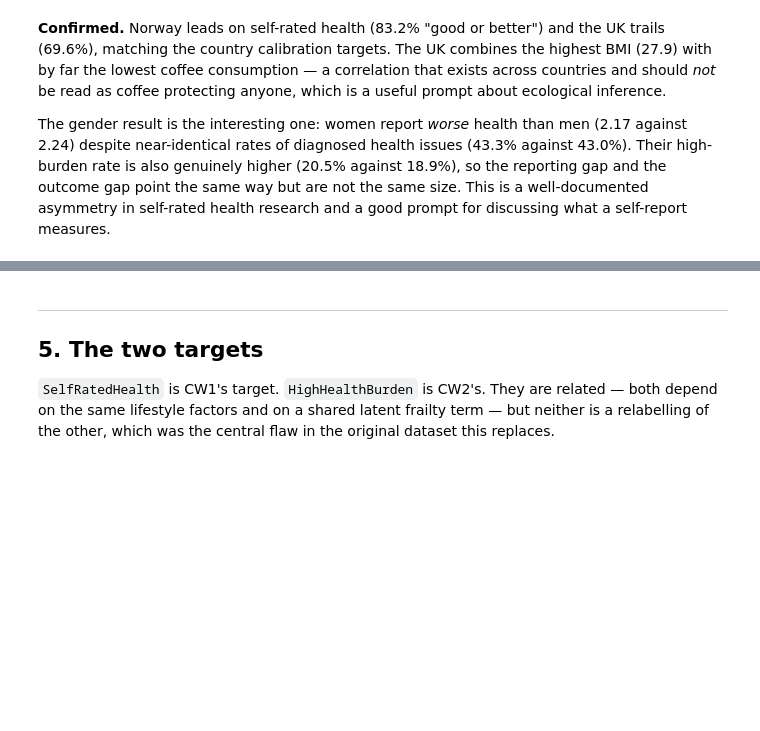
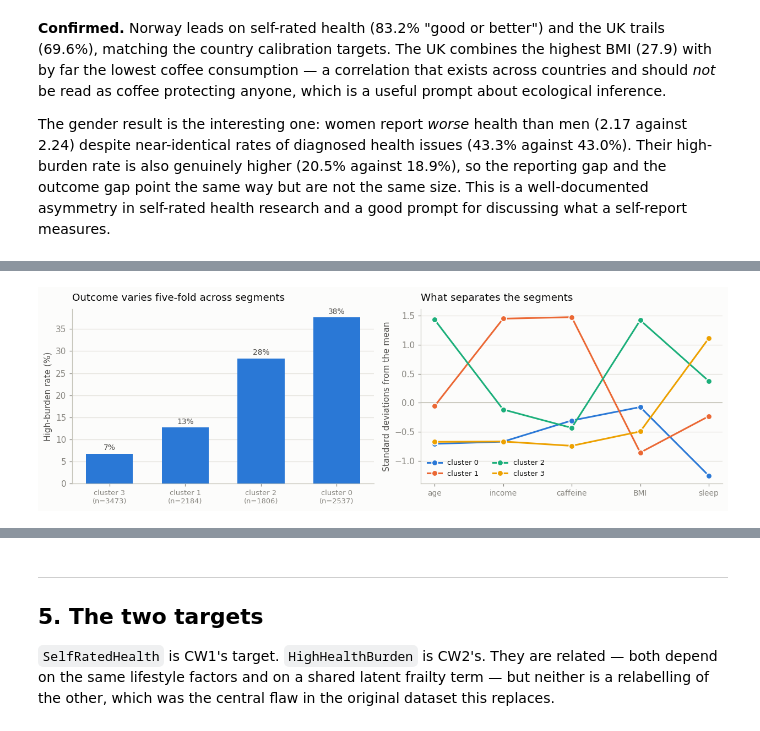
Before and after one commit to v3ngen/dataset-generation, a Jupyter notebook: coffee-health/dataset_validation.ipynb, the cells around one changed output, grey strips where cells are left out. Cells and saved outputs as stored; diff of their text form; code cells hidden in the pictures; blank space fills up the shorter version.

```diff
--- a/coffee-health/dataset_validation.ipynb
+++ b/coffee-health/dataset_validation.ipynb
@@ -695,0 +744,33 @@ in self-rated health research and a good prompt for discussing what a self-repor
+# %%
+fig, axes = plt.subplots(1, 2, figsize=(11.5, 3.8))
+
+order = profile_table['high_burden'].sort_values().index
+axes[0].bar(range(4), profile_table.loc[order, 'high_burden'] * 100,
+            color=SERIES[0], width=0.62, zorder=3)
+for i, k in enumerate(order):
+    axes[0].text(i, profile_table.loc[k, 'high_burden'] * 100 + 0.8,
+                 f"{profile_table.loc[k, 'high_burden']:.0%}", ha='center', fontsize=9,
+                 color=SECONDARY)
+axes[0].set_xticks(range(4), [f'cluster {k}\n(n={int(profile_table.loc[k, "n"])})' for k in order],
+                   fontsize=8.5)
+axes[0].set_ylabel('High-burden rate (%)')
+axes[0].set_title('Outcome varies five-fold across segments', loc='left', pad=10)
+axes[0].grid(axis='x', visible=False)
+
+# Standardised profile, so features on different scales are comparable on one axis.
+shown = ['age', 'income', 'caffeine', 'BMI', 'sleep_hours']
+z = (profile_table[shown] - profile_table[shown].mean()) / profile_table[shown].std()
+positions = np.arange(len(shown))
+for i, k in enumerate(profile_table.index):
+    axes[1].plot(positions, z.loc[k], marker='o', markersize=7, linewidth=2, color=SERIES[i],
+                 markeredgecolor='#fcfcfb', markeredgewidth=1.2, zorder=3, label=f'cluster {k}')
+axes[1].axhline(0, color='#c3c2b7', linewidth=1, zorder=2)
+axes[1].set_xticks(positions, ['age', 'income', 'caffeine', 'BMI', 'sleep'], fontsize=9)
+axes[1].set_ylabel('Standard deviations from the mean')
+axes[1].set_title('What separates the segments', loc='left', pad=10)
+axes[1].legend(fontsize=8.5, ncol=2)
+axes[1].grid(axis='x', visible=False)
+
+plt.tight_layout(); plt.show()
+# %% [output]
+[figure, added]
```
Also changed, not shown: parts of 3 cells of this notebook, 1 other file.
